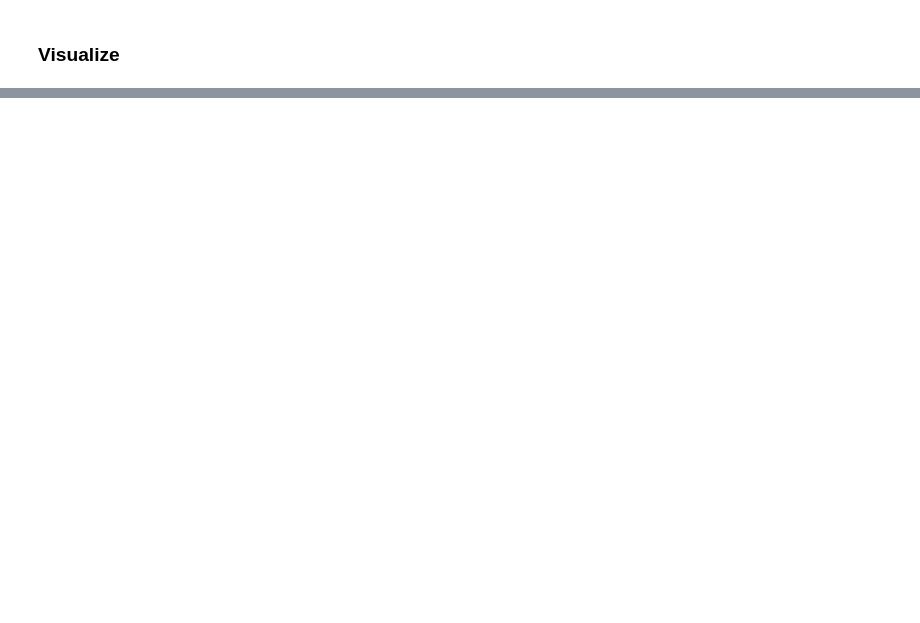
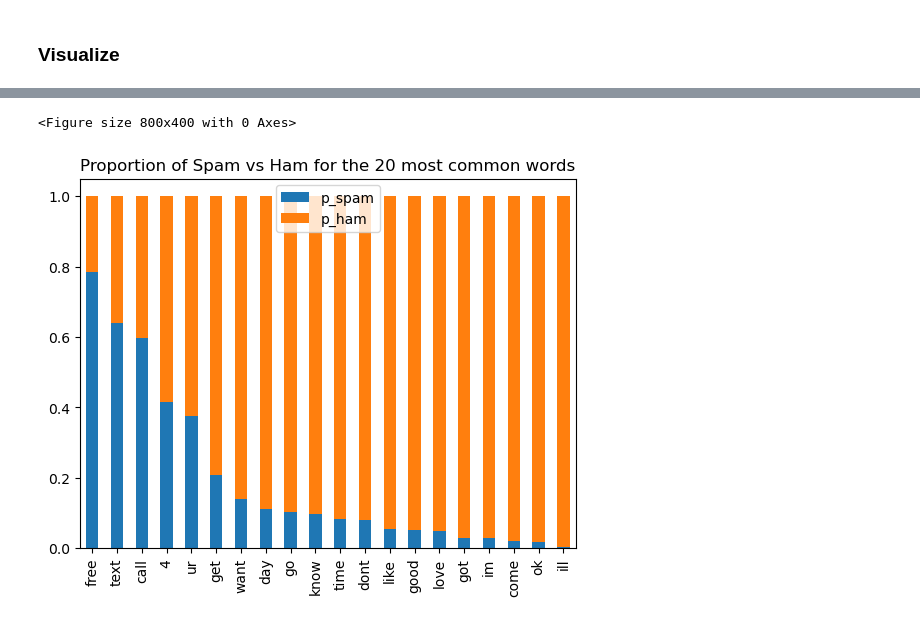
Before and after one commit to MigashaneVictoire/natural-language-processing-exercises, a Jupyter notebook: explore.ipynb, the cells around one changed output, grey strips where cells are left out. Cells and saved outputs as stored; diff of their text form; code cells hidden in the pictures; blank space fills up the shorter version.

```diff
--- a/explore.ipynb
+++ b/explore.ipynb
@@ -135,0 +193,5 @@ NameError: name 'word_counts' is not defined
+# %%
+# Assign new columns to a DataFrame.
+freq_df = freq_df.assign(p_spam = freq_df.spam / freq_df["all"],
+                         p_ham = freq_df.ham / freq_df["all"]).sort_values(by="all")
+freq_df.tail()
@@ -135,0 +205,9 @@ NameError: name 'word_counts' is not defined
+# %%
+# figure out the percentage of spam vs ham
+plt.figure(figsize=(8,4))
+freq_df[['p_spam', 'p_ham']].tail(20).sort_values('p_ham').plot(kind="bar", stacked=True)
+plt.title('Proportion of Spam vs Ham for the 20 most common words')
+plt.show()
+# %% [output]
+<Figure size 800x400 with 0 Axes>
+[figure, added]
```
Also changed, not shown: parts of 15 cells of this notebook, 3 other files.
